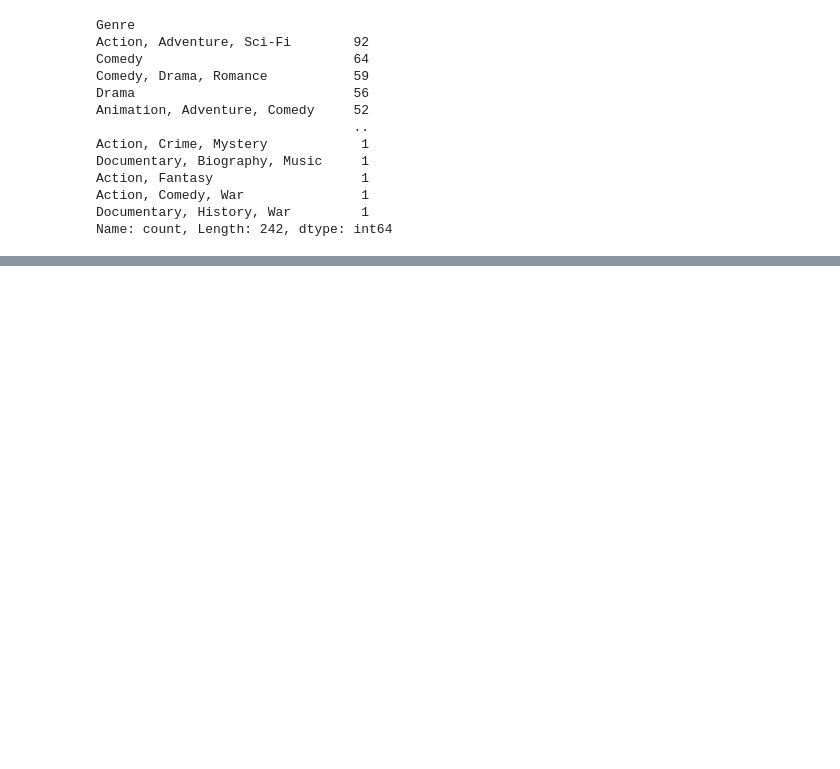
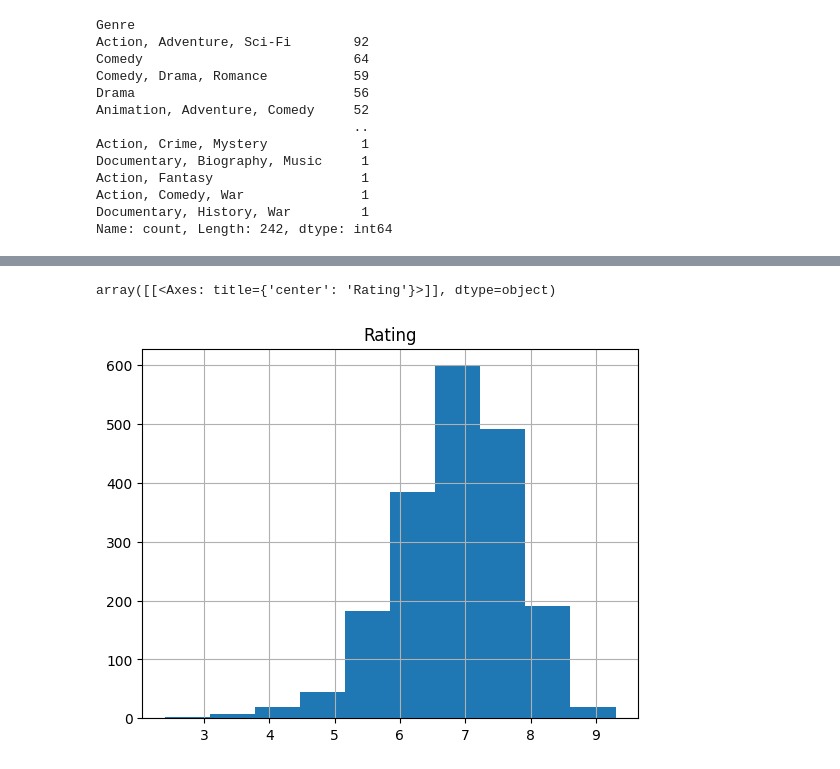
Before and after one commit to esthersaul/Python-Module-fork, a Jupyter notebook: Pandas homework.ipynb, the cells around one changed output, grey strips where cells are left out. Drawn from its saved outputs; the diff is of its cells as text; code cells hidden in the pictures; blank space fills up the shorter version.

```diff
--- a/Pandas homework.ipynb
+++ b/Pandas homework.ipynb
@@ -382,0 +465,5 @@ Name: count, Length: 242, dtype: int64
+# %%
+imdb.hist('Rating')
+# %% [output]
+array([[<Axes: title={'center': 'Rating'}>]], dtype=object)
+[figure, added]
```
Also changed, not shown: parts of 18 cells of this notebook, 2 other files.
